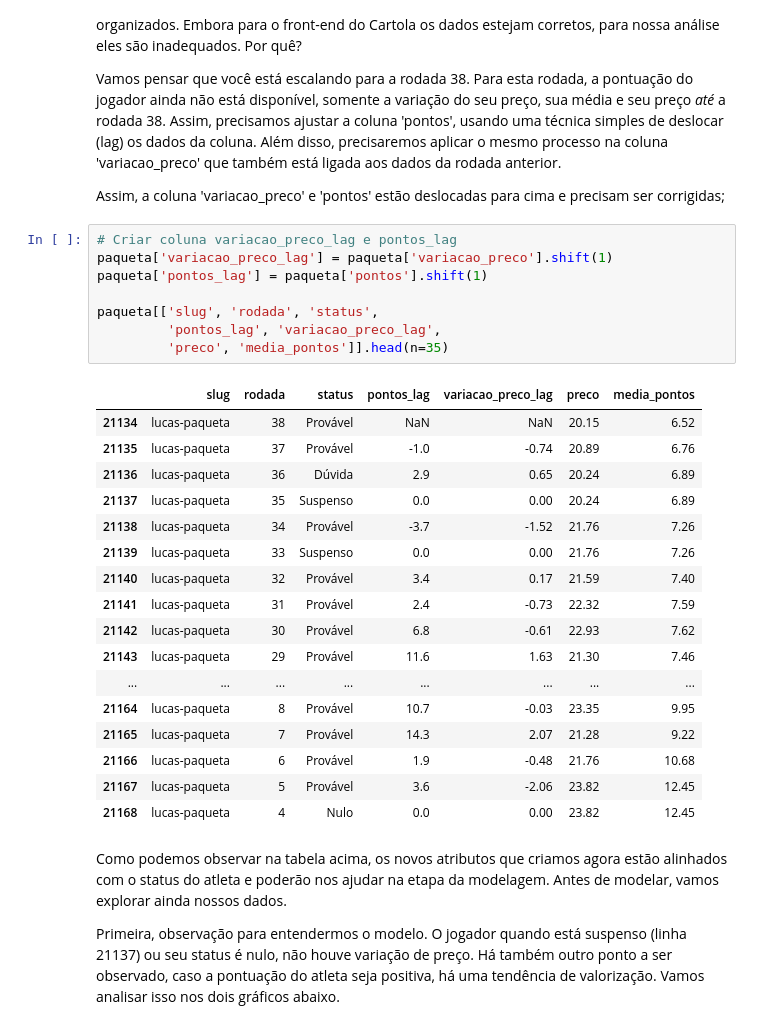
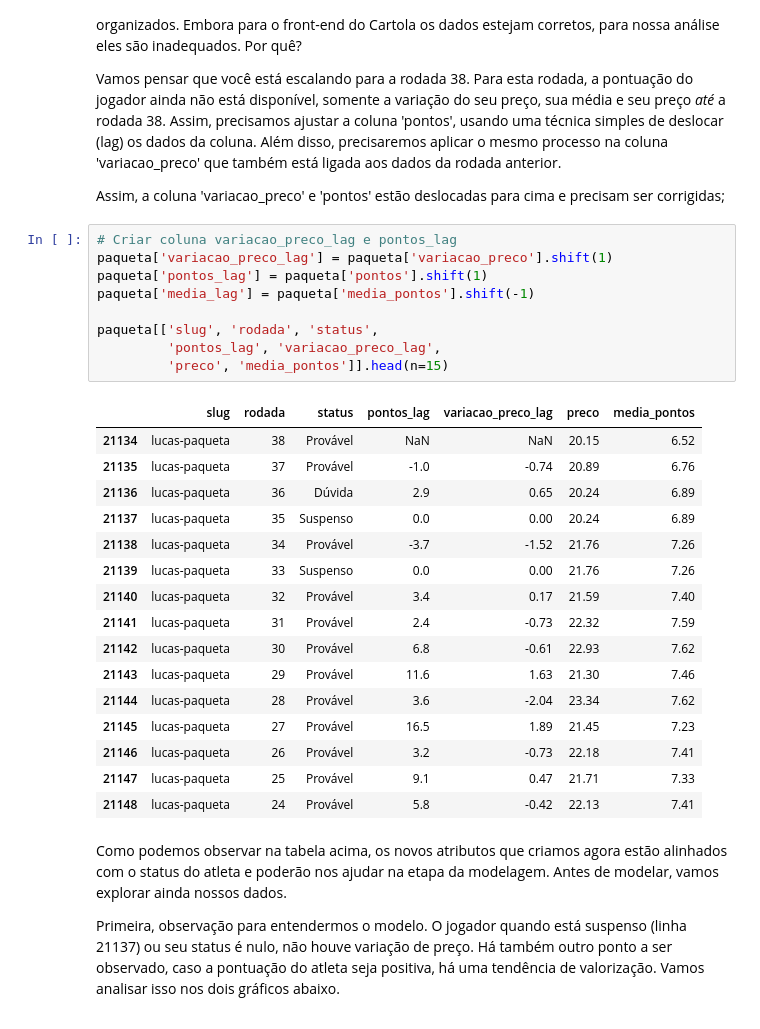
Before and after one commit to henriquepgomide/caRtola, a Jupyter notebook: src/python/desafio_valorizacao/Descobrindo o algoritmo de valorização do Cartola FC - Parte I.ipynb, the cells around one changed output. Drawn from its saved outputs; the diff is of its cells as text.

```diff
--- a/src/python/desafio_valorizacao/# Descobrindo o algoritmo de valorização do Cartola FC - Parte I.ipynb
+++ b/src/python/desafio_valorizacao/Descobrindo o algoritmo de valorização do Cartola FC - Parte I.ipynb
@@ -71,29 +70,29 @@ Assim, a coluna 'variacao_preco' e 'pontos' estão deslocadas para cima e precis
 # %%
 # Criar coluna variacao_preco_lag e pontos_lag
 paqueta['variacao_preco_lag'] = paqueta['variacao_preco'].shift(1)
 paqueta['pontos_lag'] = paqueta['pontos'].shift(1)
+paqueta['media_lag'] = paqueta['media_pontos'].shift(-1)
 
 paqueta[['slug', 'rodada', 'status',
          'pontos_lag', 'variacao_preco_lag',
-         'preco', 'media_pontos']].head(n=35)
+         'preco', 'media_pontos']].head(n=15)
 # %% [output]
 |  | slug | rodada | status | pontos_lag | variacao_preco_lag | preco | media_pontos |
 | 21134 | lucas-paqueta | 38 | Provável | NaN | NaN | 20.15 | 6.52 |
 | 21135 | lucas-paqueta | 37 | Provável | -1.0 | -0.74 | 20.89 | 6.76 |
 | 21136 | lucas-paqueta | 36 | Dúvida | 2.9 | 0.65 | 20.24 | 6.89 |
 | 21137 | lucas-paqueta | 35 | Suspenso | 0.0 | 0.00 | 20.24 | 6.89 |
 | 21138 | lucas-paqueta | 34 | Provável | -3.7 | -1.52 | 21.76 | 7.26 |
 | 21139 | lucas-paqueta | 33 | Suspenso | 0.0 | 0.00 | 21.76 | 7.26 |
 | 21140 | lucas-paqueta | 32 | Provável | 3.4 | 0.17 | 21.59 | 7.40 |
 | 21141 | lucas-paqueta | 31 | Provável | 2.4 | -0.73 | 22.32 | 7.59 |
 | 21142 | lucas-paqueta | 30 | Provável | 6.8 | -0.61 | 22.93 | 7.62 |
 | 21143 | lucas-paqueta | 29 | Provável | 11.6 | 1.63 | 21.30 | 7.46 |
-| ... | ... | ... | ... | ... | ... | ... | ... |
-| 21164 | lucas-paqueta | 8 | Provável | 10.7 | -0.03 | 23.35 | 9.95 |
-| 21165 | lucas-paqueta | 7 | Provável | 14.3 | 2.07 | 21.28 | 9.22 |
-| 21166 | lucas-paqueta | 6 | Provável | 1.9 | -0.48 | 21.76 | 10.68 |
-| 21167 | lucas-paqueta | 5 | Provável | 3.6 | -2.06 | 23.82 | 12.45 |
-| 21168 | lucas-paqueta | 4 | Nulo | 0.0 | 0.00 | 23.82 | 12.45 |
+| 21144 | lucas-paqueta | 28 | Provável | 3.6 | -2.04 | 23.34 | 7.62 |
+| 21145 | lucas-paqueta | 27 | Provável | 16.5 | 1.89 | 21.45 | 7.23 |
+| 21146 | lucas-paqueta | 26 | Provável | 3.2 | -0.73 | 22.18 | 7.41 |
+| 21147 | lucas-paqueta | 25 | Provável | 9.1 | 0.47 | 21.71 | 7.33 |
+| 21148 | lucas-paqueta | 24 | Provável | 5.8 | -0.42 | 22.13 | 7.41 |
 # %% [markdown]
 Como podemos observar na tabela acima, os novos atributos que criamos agora estão alinhados com o status do atleta e poderão nos ajudar na etapa da modelagem. Antes de modelar, vamos explorar ainda nossos dados.
 
```
Also changed, not shown: parts of 3 cells of this notebook, 3 other files.
